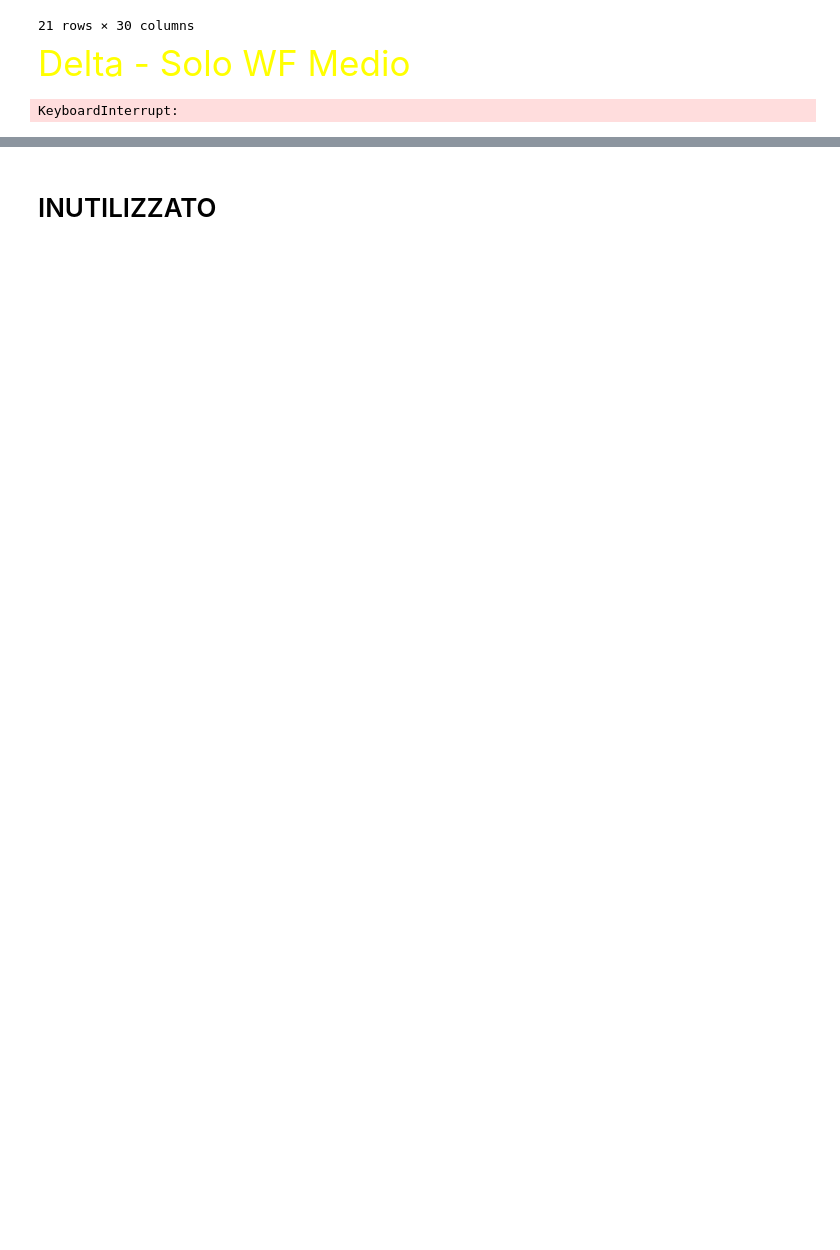
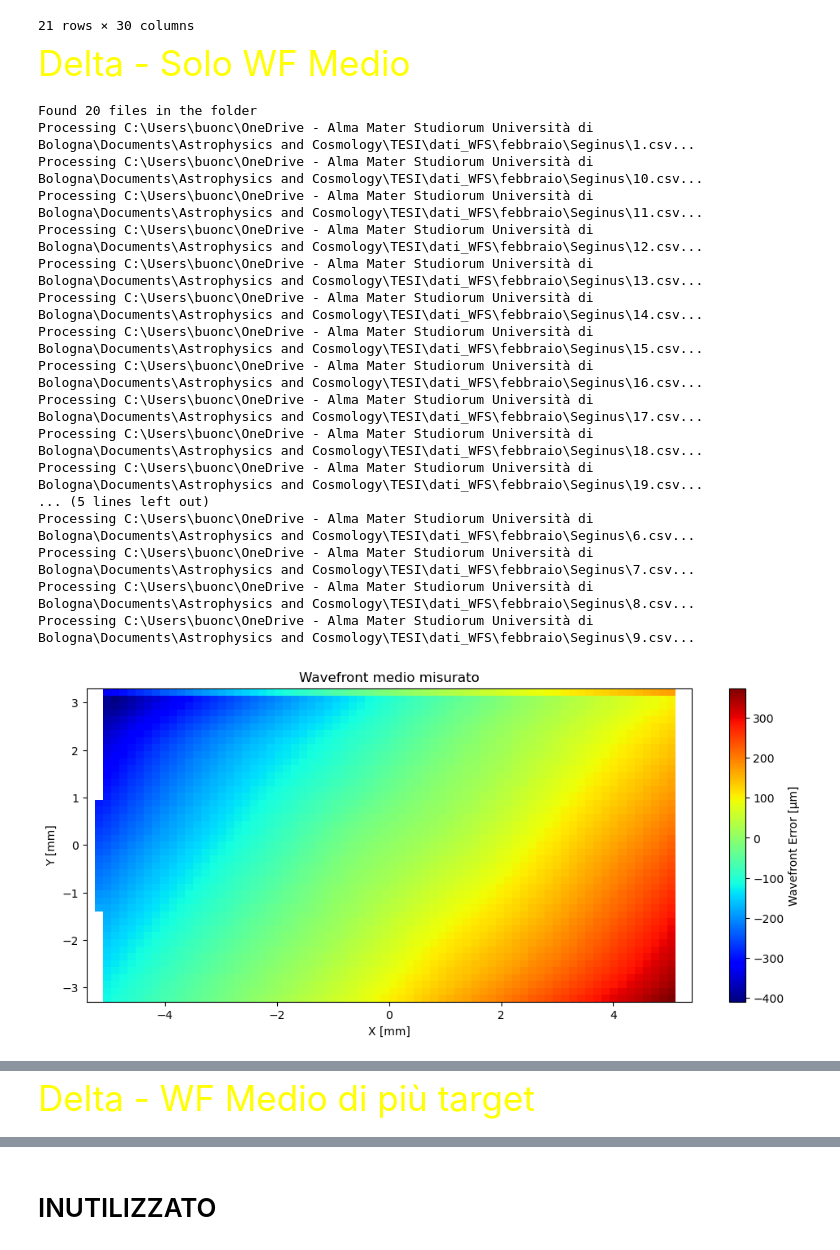
Before and after one commit to Leonardo-5/Zernike_analysis_of_wavefront, a Jupyter notebook: Zernike_fit_2.ipynb, the cells around one changed output, grey strips where cells are left out. Drawn from its saved outputs; the diff is of its cells as text; code cells hidden in the pictures; blank space fills up the shorter version.

Commit message:
zernike tot

```diff
--- a/Zernike_fit_2.ipynb
+++ b/Zernike_fit_2.ipynb
@@ -93,8 +95,8 @@ def parse_wavefront_grid(filename):
     wf_array = np.array(wavefront_data)
     y_coords = np.array(y_coords)
     x_coords = np.array(x_coords)
-    print(f"x_coords length: {len(x_coords)}")
-    print(f"wavefront_data shape: {wf_array.shape}")
+    #print(f"x_coords length: {len(x_coords)}")
+    #print(f"wavefront_data shape: {wf_array.shape}")
     if wf_array.shape[1] != len(x_coords):
         raise ValueError("Mismatch between wavefront columns and x coordinates")
     return x_coords, y_coords, wf_array
@@ -151,7 +153,7 @@ def parse_pupil_diameter_center(fn):
                 pcy = float(L.split(',')[1])
     if pd is None or pcx is None or pcy is None:
         raise RuntimeError("Pupil diameter or center not found")
-    print(f"Pupil diameter: {pd} mm, Center: ({pcx}, {pcy}) mm")
+    #print(f"Pupil diameter: {pd} mm, Center: ({pcx}, {pcy}) mm")
     return pd, pcx, pcy
 ##########################################################################
 ##########################################################################
@@ -213,14 +215,6 @@ def musichetta(song):
 ##########################################################################
 ##########################################################################
 
-def data_loading(file_name):
-    match = re.search(r'elev(\d{2})', file_name)
-    if match:
-        elevation = int(match.group(1))
-        print(f"Elevation extracted: {elevation}")
-        return elevation
-    else:
-        raise ValueError(f"Elevation not found in file name: {file_name}")
 #########################################################################
 ##########################################################################
 def zernike_wfe_analysis(file,elevation,n_modes,exclude_low,output_dir):
@@ -273,8 +267,12 @@ def zernike_wfe_analysis(file,elevation,n_modes,exclude_low,output_dir):
         'pv_wfe': pv_wfe,
         'coeffs': coeffs,
     })
+    return results, wavefront_total, wf_low, wf_high, residuals_total, residuals_low, residuals_high
+#########################################################################
+##########################################################################
 
-    return results, wavefront_total, wf_low, wf_high, residuals_total, residuals_low, residuals_high
+#########################################################################
+##########################################################################
 # %% [markdown]
 <span style="color:blue; font-size: 2.5em;">Grafici </span>
 # %%
@@ -1218,38 +1135,63 @@ for filenumber in range(len(files)):
     full_path = os.path.join(directory, filename)
     file = full_path
     print(f"Processing {full_path}...")
     try:
         x_coords, y_coords, wavefront_data, pupil_diameter, pupil_center_x, pupil_center_y = data_loading(file)
         wf_measured_stack.append(wavefront_data)
     except Exception as e:
         print(f"  Skip {file}: {e}")
         continue
 
 wf_measured_stack = np.stack(wf_measured_stack, axis=0)
 wf_measured_mean = np.nanmean(wf_measured_stack, axis=0)
 
 # Load a reference file to get pupil parameters
 ref_file = os.path.join(directory, files[1])
 x_coords, y_coords, _, pupil_diameter, pupil_center_x, pupil_center_y = data_loading(ref_file)
 X_norm = (x_coords - pupil_center_x) / (pupil_diameter / 2)
 Y_norm = (y_coords - pupil_center_y) / (pupil_diameter / 2)
 X_mesh, Y_mesh = np.meshgrid(X_norm, Y_norm)
 R = np.sqrt(X_mesh**2 + Y_mesh**2)
 Theta = np.arctan2(Y_mesh, X_mesh)
 mask = R <= 1
 basis_stack = zernike_basis(nterms=n_modes, rho=R, theta=Theta)
 Z_mat = np.vstack([basis_stack[j][mask] for j in range(n_modes)]).T
 coeffs_mean, _, _, _ = np.linalg.lstsq(Z_mat, wf_measured_mean[mask], rcond=None)
 wavefront_mean_fit = np.zeros_like(wf_measured_mean)
 fit_vals = np.sum([coeffs_mean[j] * basis_stack[j][mask] for j in range(n_modes)], axis=0)
 wavefront_mean_fit[mask] = fit_vals
 
-os.makedirs('results', exist_ok=True)
-coeffs_df = pd.DataFrame({
-    'zernike_mode': [f'Z{i+1}' for i in range(len(coeffs_mean))],
-    'coeff_value': coeffs_mean
-})
-coeffs_df.to_csv("zernike_coeffs_mean.csv", index=False)
-print("Coefficienti Zernike medi salvati in zernike_coeffs_mean.csv")
+# os.makedirs('results', exist_ok=True)
+# coeffs_df = pd.DataFrame({
+#     'zernike_mode': [f'Z{i+1}' for i in range(len(coeffs_mean))],
+#     'coeff_value': coeffs_mean
+# })
+# coeffs_df.to_csv("zernike_coeffs_mean.csv", index=False)
+# print("Coefficienti Zernike medi salvati in zernike_coeffs_mean.csv")
+
+plot_wavefront_new(x_coords, y_coords, wf_measured_mean, title="Wavefront medio misurato")
+
+plot_wavefront_new(x_coords, y_coords, wavefront_mean_fit, title="Wavefront medio fittato")
+
+print("Coefficienti Zernike medi:")
+for i, coeff in enumerate(coeffs_mean, 1):
+    print(f"Z{i}: {coeff:.6f}")
 # %% [output]
-KeyboardInterrupt:
+Found 20 files in the folder
+Processing C:\Users\buonc\OneDrive - Alma Mater Studiorum Università di Bologna\Documents\Astrophysics and Cosmology\TESI\dati_WFS\febbraio\Seginus\1.csv...
+Processing C:\Users\buonc\OneDrive - Alma Mater Studiorum Università di Bologna\Documents\Astrophysics and Cosmology\TESI\dati_WFS\febbraio\Seginus\10.csv...
+Processing C:\Users\buonc\OneDrive - Alma Mater Studiorum Università di Bologna\Documents\Astrophysics and Cosmology\TESI\dati_WFS\febbraio\Seginus\11.csv...
+Processing C:\Users\buonc\OneDrive - Alma Mater Studiorum Università di Bologna\Documents\Astrophysics and Cosmology\TESI\dati_WFS\febbraio\Seginus\12.csv...
+Processing C:\Users\buonc\OneDrive - Alma Mater Studiorum Università di Bologna\Documents\Astrophysics and Cosmology\TESI\dati_WFS\febbraio\Seginus\13.csv...
+Processing C:\Users\buonc\OneDrive - Alma Mater Studiorum Università di Bologna\Documents\Astrophysics and Cosmology\TESI\dati_WFS\febbraio\Seginus\14.csv...
+Processing C:\Users\buonc\OneDrive - Alma Mater Studiorum Università di Bologna\Documents\Astrophysics and Cosmology\TESI\dati_WFS\febbraio\Seginus\15.csv...
+Processing C:\Users\buonc\OneDrive - Alma Mater Studiorum Università di Bologna\Documents\Astrophysics and Cosmology\TESI\dati_WFS\febbraio\Seginus\16.csv...
+Processing C:\Users\buonc\OneDrive - Alma Mater Studiorum Università di Bologna\Documents\Astrophysics and Cosmology\TESI\dati_WFS\febbraio\Seginus\17.csv...
+Processing C:\Users\buonc\OneDrive - Alma Mater Studiorum Università di Bologna\Documents\Astrophysics and Cosmology\TESI\dati_WFS\febbraio\Seginus\18.csv...
+Processing C:\Users\buonc\OneDrive - Alma Mater Studiorum Università di Bologna\Documents\Astrophysics and Cosmology\TESI\dati_WFS\febbraio\Seginus\19.csv...
+... (5 lines left out)
+Processing C:\Users\buonc\OneDrive - Alma Mater Studiorum Università di Bologna\Documents\Astrophysics and Cosmology\TESI\dati_WFS\febbraio\Seginus\6.csv...
+Processing C:\Users\buonc\OneDrive - Alma Mater Studiorum Università di Bologna\Documents\Astrophysics and Cosmology\TESI\dati_WFS\febbraio\Seginus\7.csv...
+Processing C:\Users\buonc\OneDrive - Alma Mater Studiorum Università di Bologna\Documents\Astrophysics and Cosmology\TESI\dati_WFS\febbraio\Seginus\8.csv...
+Processing C:\Users\buonc\OneDrive - Alma Mater Studiorum Università di Bologna\Documents\Astrophysics and Cosmology\TESI\dati_WFS\febbraio\Seginus\9.csv...
+[figure, added]
@@ -1255,0 +1216,2 @@ KeyboardInterrupt:
+# %% [markdown]
+<span style="color:Yellow; font-size: 2.5em;">Delta - WF Medio di più target</span>
```
Also changed, not shown: parts of 9 cells of this notebook, 40 other files.
